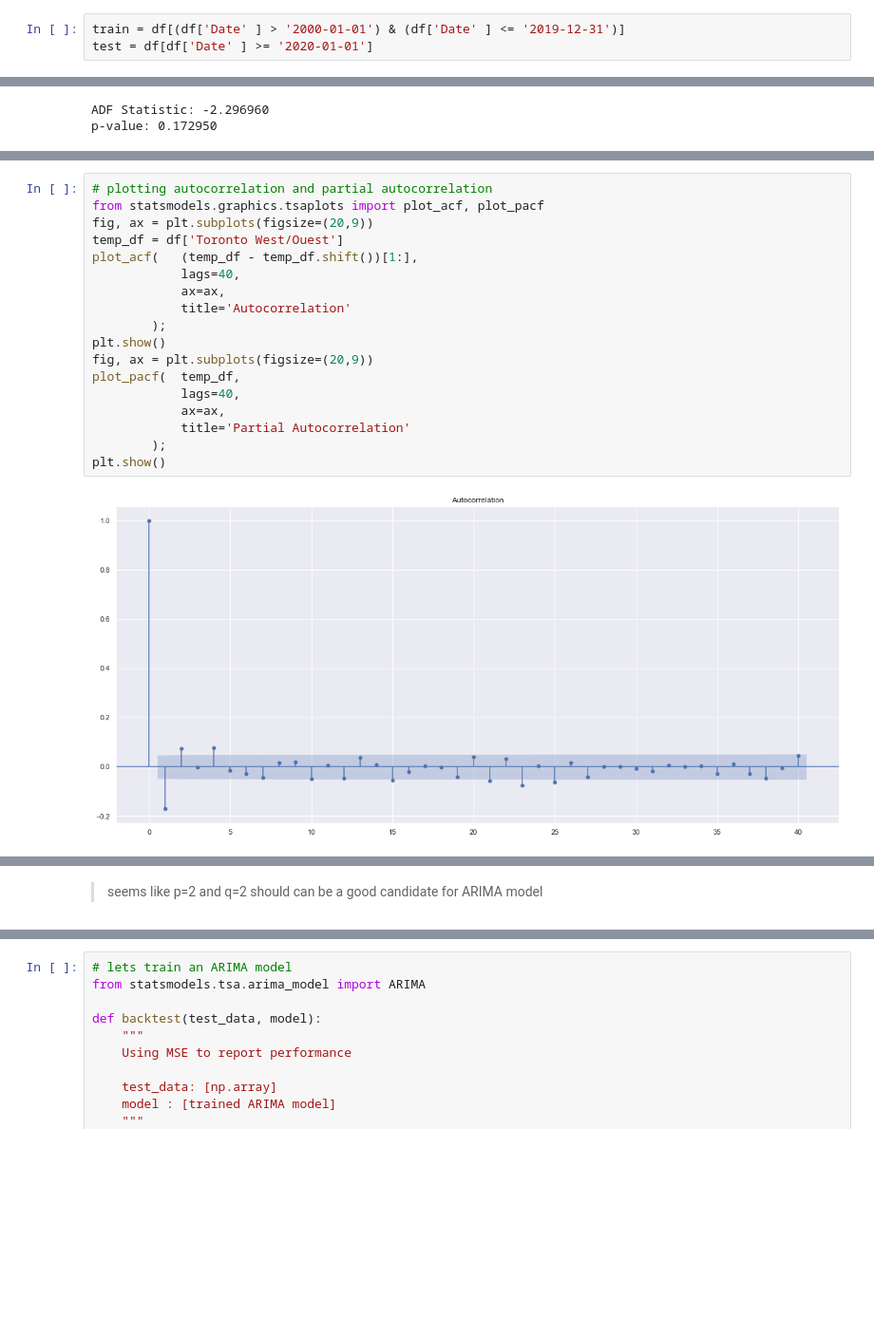
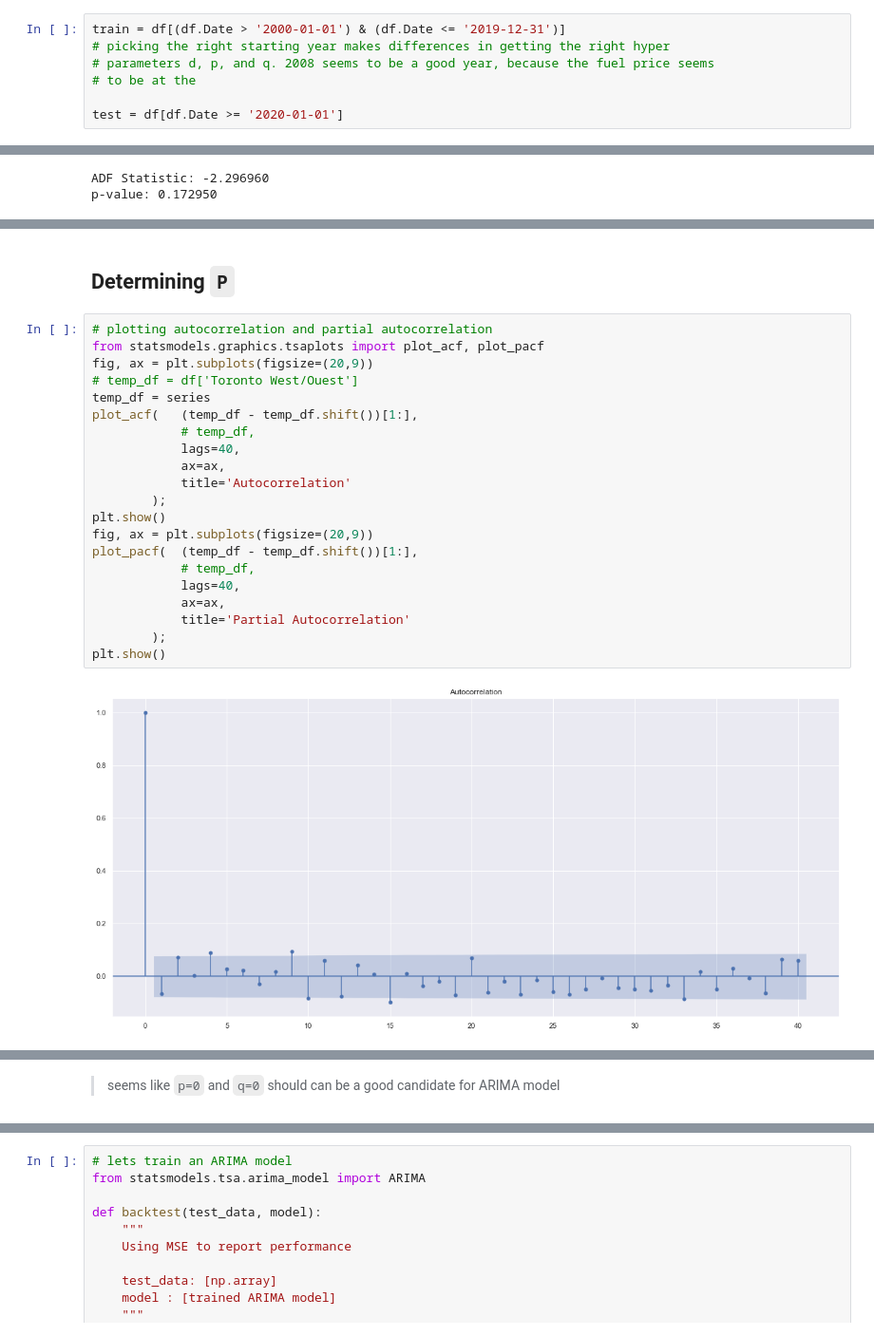
Before and after one commit to khanin-th/OntarioMotorFuelPrices, a Jupyter notebook: main.ipynb, the cells around one changed output, grey strips where cells are left out. Shown: that part at 95% size. Drawn from its saved outputs; the diff is of its cells as text; blank space fills up the shorter version.

```diff
--- a/main.ipynb
+++ b/main.ipynb
@@ -52,6 +52,10 @@ plt.legend()
 # (S)ARIMA model
 https://medium.com/analytics-vidhya/brent-oil-prices-forecast-with-prophet-and-arima-50f5f177da5b
 # %%
-train = df[(df['Date' ] > '2000-01-01') & (df['Date' ] <= '2019-12-31')]
-test = df[df['Date' ] >= '2020-01-01']
+train = df[(df.Date > '2000-01-01') & (df.Date <= '2019-12-31')]
+# picking the right starting year makes differences in getting the right hyper
+# parameters d, p, and q. 2008 seems to be a good year, because the fuel price seems
+# to be at the
+
+test = df[df.Date >= '2020-01-01']
 # %% [markdown]
@@ -86,20 +124,25 @@ p-value: 0.172950
+# %% [markdown]
+## Determining `P`
 # %%
 # plotting autocorrelation and partial autocorrelation
 from statsmodels.graphics.tsaplots import plot_acf, plot_pacf
 fig, ax = plt.subplots(figsize=(20,9))
-temp_df = df['Toronto West/Ouest']
+# temp_df = df['Toronto West/Ouest']
+temp_df = series
 plot_acf(   (temp_df - temp_df.shift())[1:],
+            # temp_df,
             lags=40,
             ax=ax,
             title='Autocorrelation'
         );
 plt.show()
 fig, ax = plt.subplots(figsize=(20,9))
-plot_pacf(  temp_df,
+plot_pacf(  (temp_df - temp_df.shift())[1:],
+            # temp_df,
             lags=40,
             ax=ax,
             title='Partial Autocorrelation'
         );
 plt.show()
 # %% [output]
-[figure, old version]
+[figure, new version]
@@ -107,2 +150,2 @@ plt.show()
 # %% [markdown]
-> seems like p=2 and q=2 should can be a good candidate for ARIMA model
+> seems like `p=0` and `q=0` should can be a good candidate for ARIMA model
```
Also changed, not shown: parts of 9 cells of this notebook.
